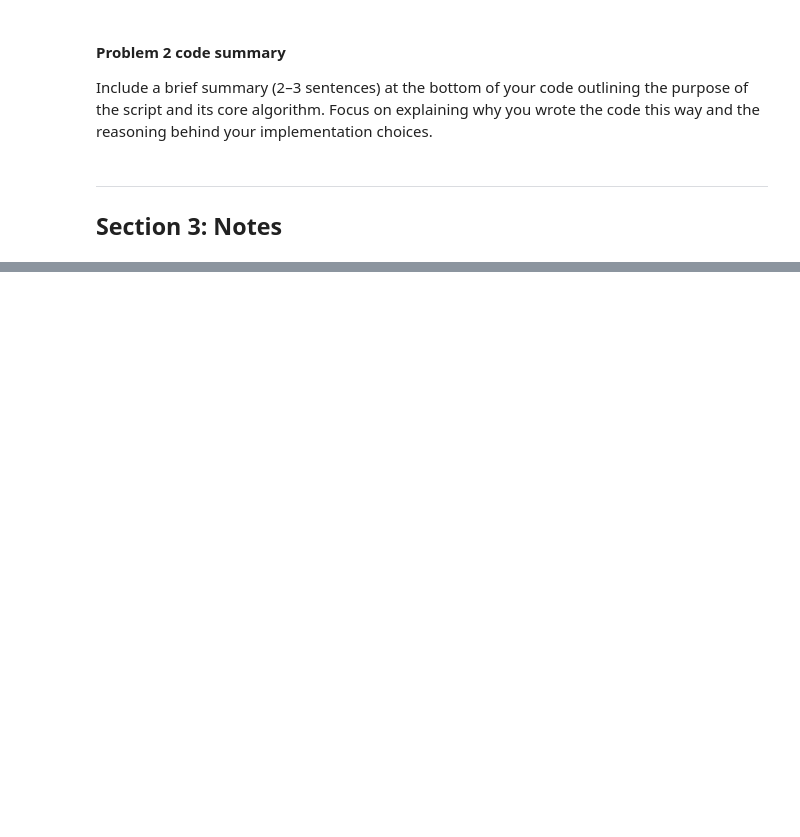
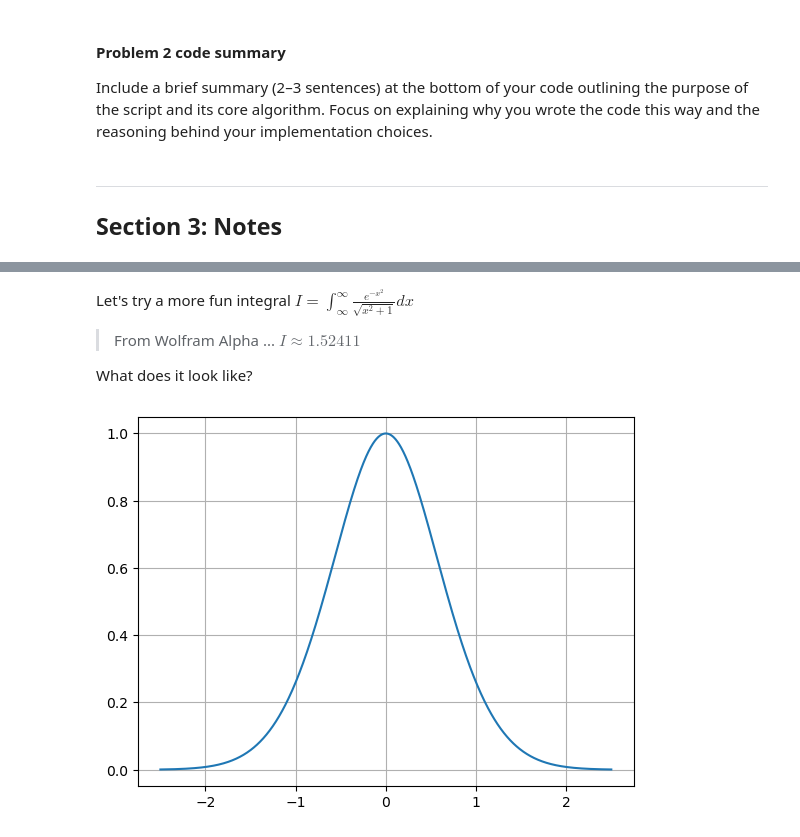
Before and after one commit to jrgrefal/ap155lab_ay26271, a Jupyter notebook: ap155_12Integration_surname.ipynb, the cells around one changed output, grey strips where cells are left out. Saved outputs shown, nothing was run; the diff lists cells and outputs as text; code cells hidden in the pictures; blank space fills up the shorter version.

```diff
--- a/ap155_12Integration_surname.ipynb
+++ b/ap155_12Integration_surname.ipynb
@@ -350,0 +321,15 @@ print(x,pofx)
+# %% [markdown]
+Let's try a more fun integral
+$I = \int_\infty^\infty \frac{e^{-x^2}}{\sqrt{x^2 + 1}}dx$
+> From Wolfram Alpha ... $I\approx 1.52411$
+
+What does it look like?
+# %%
+x = np.linspace(-2.5, 2.5, 1000)
+curve = np.exp(-x**2)/np.sqrt(x**2 + 1)
+
+fig, ax = plt.subplots()
+ax.plot(x, curve)
+ax.grid(True)
+# %% [output]
+[figure, added]
```
Also changed, not shown: parts of 56 cells of this notebook.
